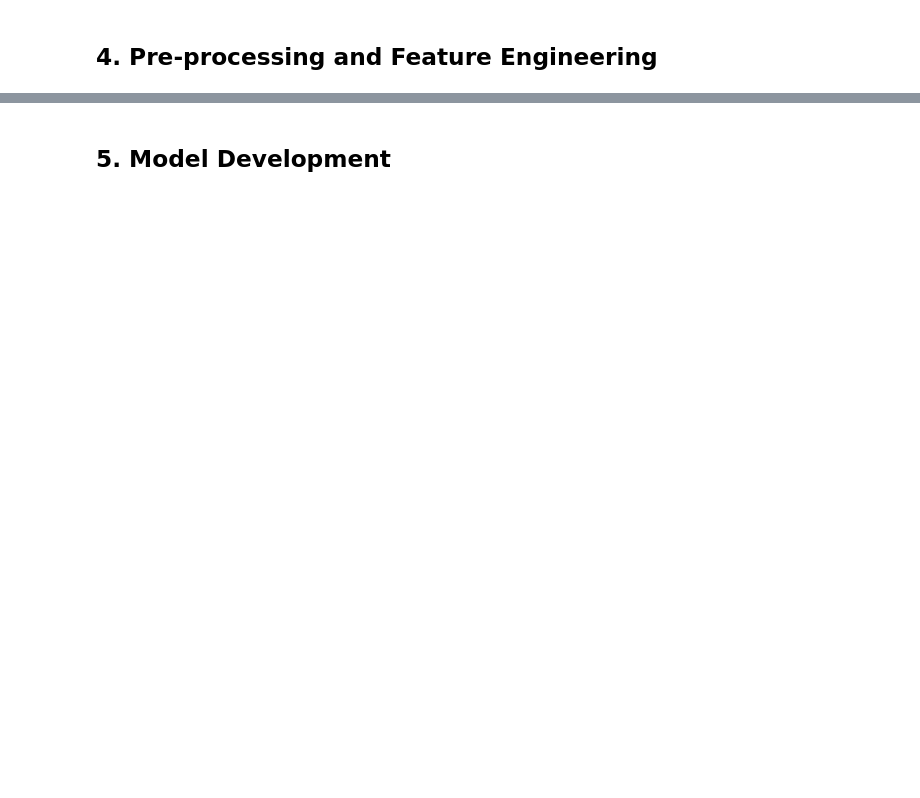
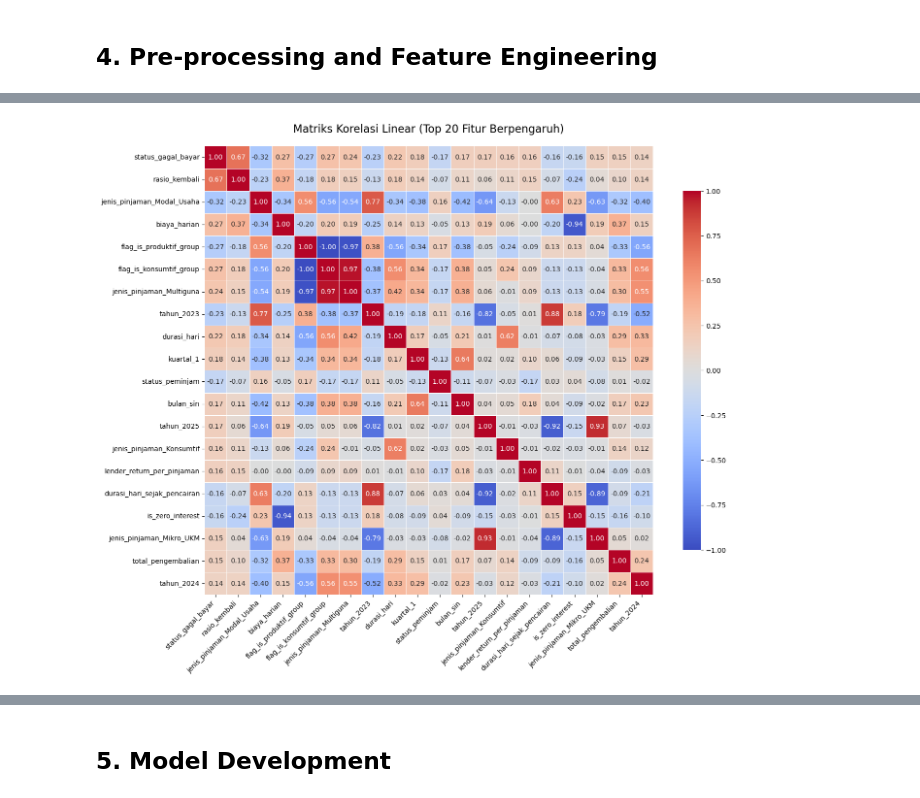
Before and after one commit to wibotron130823/ADIKARA-2025_Credit-Risk-Prediction, a Jupyter notebook: notebook_refactored.ipynb, the cells around one changed output, grey strips where cells are left out. Cells and saved outputs as stored; diff of their text form; code cells hidden in the pictures; blank space fills up the shorter version.

```diff
--- a/notebook_refactored.ipynb
+++ b/notebook_refactored.ipynb
@@ -296,0 +713,25 @@ Passing `palette` without assigning `hue` is deprecated and will be removed in v
+# %%
+# percentile capping for non tree based models
+df_train_non_tree = df_train.copy()
+df_test_non_tree = df_test.copy()
+lower_percentile = 0.01
+upper_percentile = 0.99
+percentile_limits = {}
+for col in numerical:
+    lower = df_train_non_tree[col].quantile(lower_percentile)
+    upper = df_train_non_tree[col].quantile(upper_percentile)
+    percentile_limits[col] = (lower, upper)
+    df_train_non_tree[col] = df_train_non_tree[col].clip(lower, upper)
+    df_test_non_tree[col] = df_test_non_tree[col].clip(lower, upper)
+# %%
+# treat tahun, kuartal, and hari_dalam_minggu as categorical features
+def toObject(df):
+    df['tahun'] = df['tahun'].astype(str)
+    df['kuartal'] = df['kuartal'].astype(str)
+    df['hari_dalam_minggu'] = df['hari_dalam_minggu'].astype(str)
+    return df
+
+df_train = toObject(df_train)
+df_train_non_tree = toObject(df_train_non_tree)
+df_test = toObject(df_test)
+df_test_non_tree = toObject(df_test_non_tree)
@@ -296,0 +790,21 @@ Passing `palette` without assigning `hue` is deprecated and will be removed in v
+# %%
+target_col = 'status_gagal_bayar'
+target_corr = df_train.corr(method='pearson')[[target_col]]
+top_20_features = target_corr.abs().nlargest(20, target_col).index
+plt.figure(figsize=(16, 12))
+
+sns.heatmap(
+    df_train[top_20_features].corr(),
+    annot=True,
+    cmap='coolwarm',
+    fmt=".2f",
+    square=True,
+    linewidths=0.5,
+    cbar_kws={"shrink": .8}
+)
+
+plt.title('Matriks Korelasi Linear (Top 20 Fitur Berpengaruh)', fontsize=16, pad=20)
+plt.xticks(rotation=45, ha='right')
+plt.show()
+# %% [output]
+[figure, added]
```
Also changed, not shown: parts of 61 cells of this notebook.
